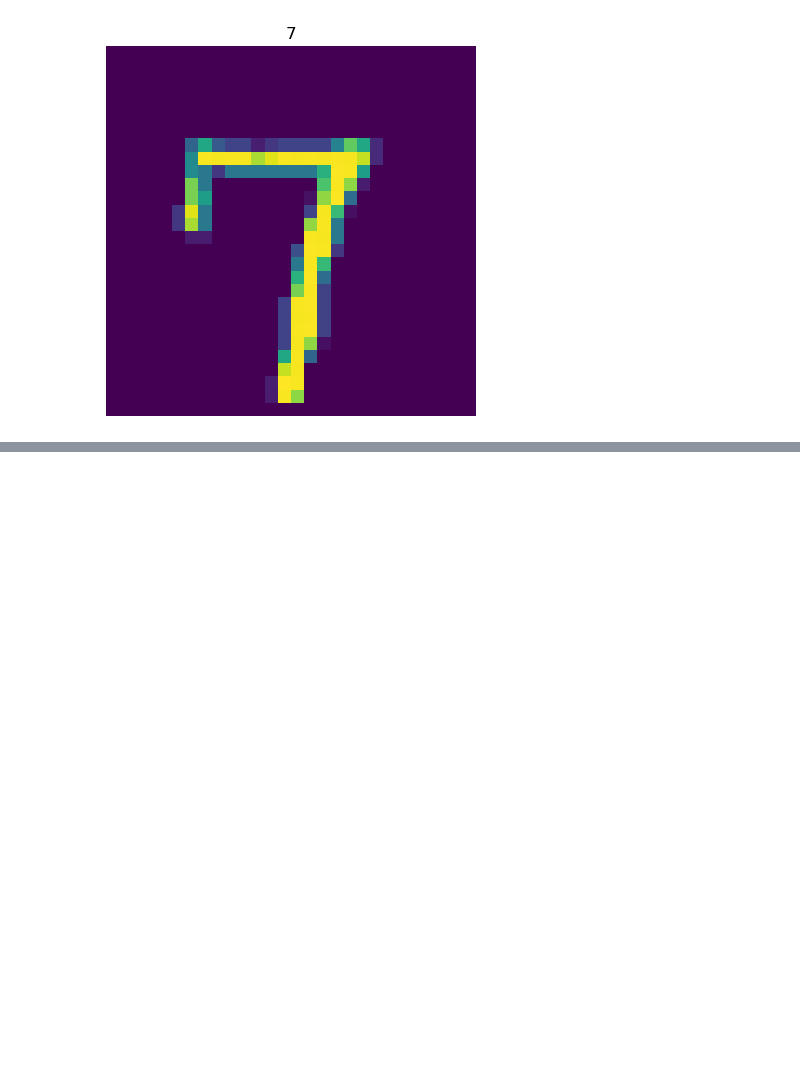
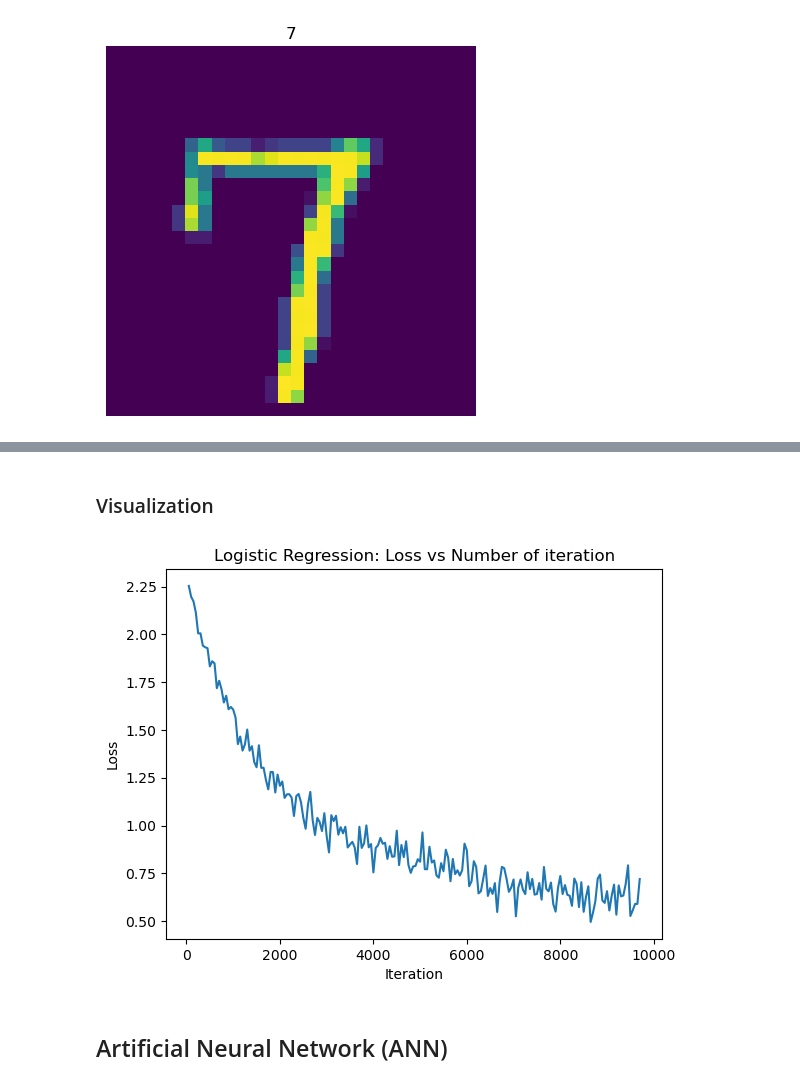
Before and after one commit to miraclebai/pytorch_practice, a Jupyter notebook: Pytorch_Tutorial .ipynb, the cells around one changed output, grey strips where cells are left out. Saved outputs shown, nothing was run; the diff lists cells and outputs as text; code cells hidden in the pictures; blank space fills up the shorter version.

```diff
--- a/Pytorch_Tutorial .ipynb
+++ b/Pytorch_Tutorial .ipynb
@@ -368,6 +369,6 @@ plt.show()
 # %%
 # Create Logistic Regression Model
-class LogisticRegressionModel(nn.Module):
+class LogisticRegression(nn.Module):
     def __init__(self, in_dim, out_dim):
         super().__init__()
         self.model = nn.Linear(in_dim, out_dim)
@@ -375,12 +376,16 @@ class LogisticRegressionModel(nn.Module):
     def forward(self, x):
         return self.model(x)
 
+# Instantiate Model Class
 in_dim = 28 * 28
 out_dim = 10
 
-mymodel = LogisticRegressionModel(in_dim = in_dim, out_dim = out_dim)
+# create logistic regression model
+mymodel = LinearRegression(in_dim, out_dim)
 
+# Cross Entropy Loss
 error = nn.CrossEntropyLoss()
 
-lr = 0.01
-optimizer = torch.optim.SGD(mymodel.parameters(), lr = lr)
+# SGD Optimizer
+lr = 0.001
+optimizer = torch.optim.SGD(mymodel.parameters(), lr)
@@ -386,0 +469,13 @@ optimizer = torch.optim.SGD(mymodel.parameters(), lr = lr)
+# %% [markdown]
+### Visualization
+# %%
+# visualization
+plt.plot(iteration_list, loss_list)
+plt.xlabel("Iteration")
+plt.ylabel("Loss")
+plt.title("Logistic Regression: Loss vs Number of iteration")
+plt.show()
+# %% [output]
+[figure, added]
+# %% [markdown]
+## Artificial Neural Network (ANN)
```
Also changed, not shown: parts of 14 cells of this notebook, 2 other files.
